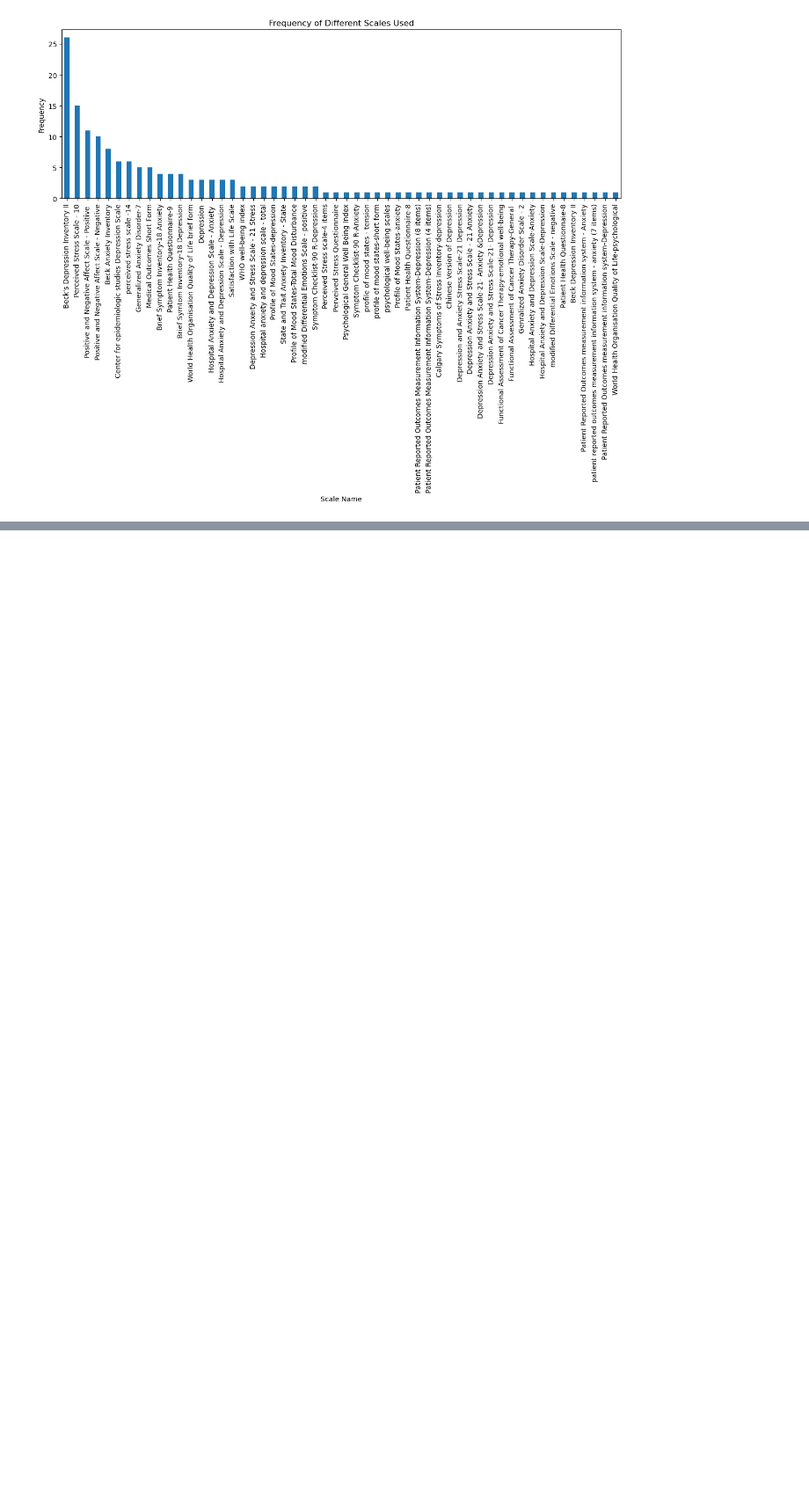
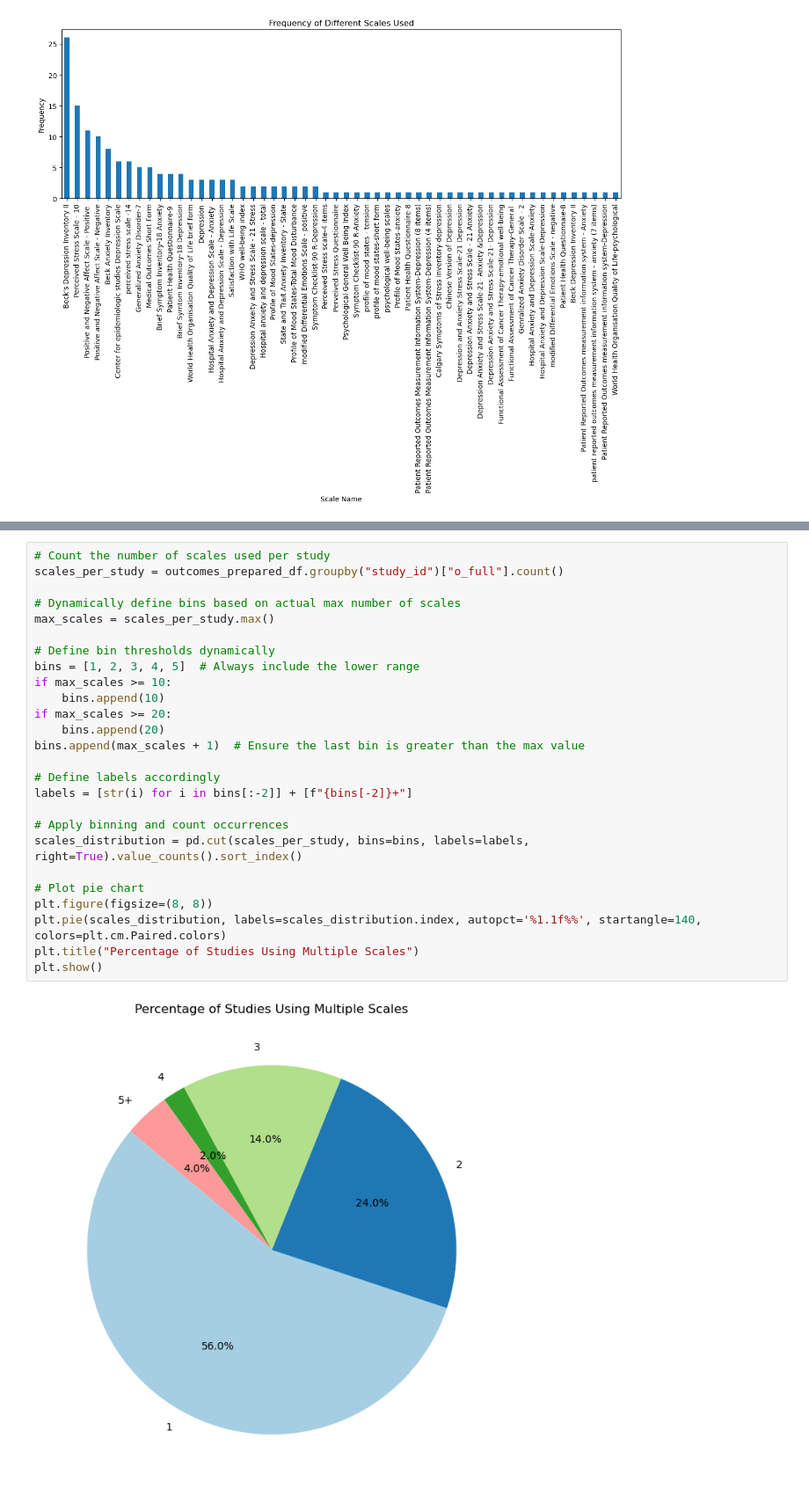
Before and after one commit to MaidanchukIrina/Meditation_Stress_Project, a Jupyter notebook: Stage 2. Outcomes/Stage 2: Outcomes.ipynb, the cells around one changed output, grey strips where cells are left out. Shown at 88% size. Drawn from its saved outputs; the diff is of its cells as text; blank space fills up the shorter version.

```diff
--- a/Stage 2. Outcomes/Stage 2: Outcomes.ipynb
+++ b/Stage 2. Outcomes/Stage 2: Outcomes.ipynb
@@ -293,0 +353,28 @@ plt.show()
+# %%
+# Count the number of scales used per study
+scales_per_study = outcomes_prepared_df.groupby("study_id")["o_full"].count()
+
+# Dynamically define bins based on actual max number of scales
+max_scales = scales_per_study.max()
+
+# Define bin thresholds dynamically
+bins = [1, 2, 3, 4, 5]  # Always include the lower range
+if max_scales >= 10:
+    bins.append(10)
+if max_scales >= 20:
+    bins.append(20)
+bins.append(max_scales + 1)  # Ensure the last bin is greater than the max value
+
+# Define labels accordingly
+labels = [str(i) for i in bins[:-2]] + [f"{bins[-2]}+"]
+
+# Apply binning and count occurrences
+scales_distribution = pd.cut(scales_per_study, bins=bins, labels=labels, right=True).value_counts().sort_index()
+
+# Plot pie chart
+plt.figure(figsize=(8, 8))
+plt.pie(scales_distribution, labels=scales_distribution.index, autopct='%1.1f%%', startangle=140, colors=plt.cm.Paired.colors)
+plt.title("Percentage of Studies Using Multiple Scales")
+plt.show()
+# %% [output]
+[figure, added]
```
Also changed, not shown: parts of 2 cells of this notebook.
